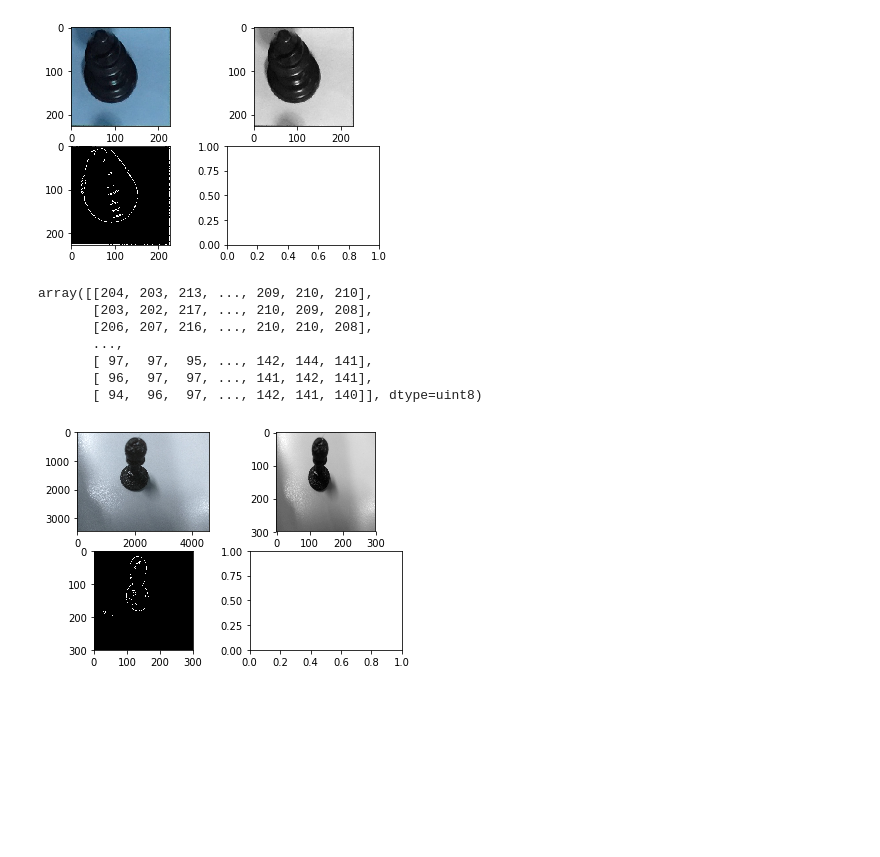
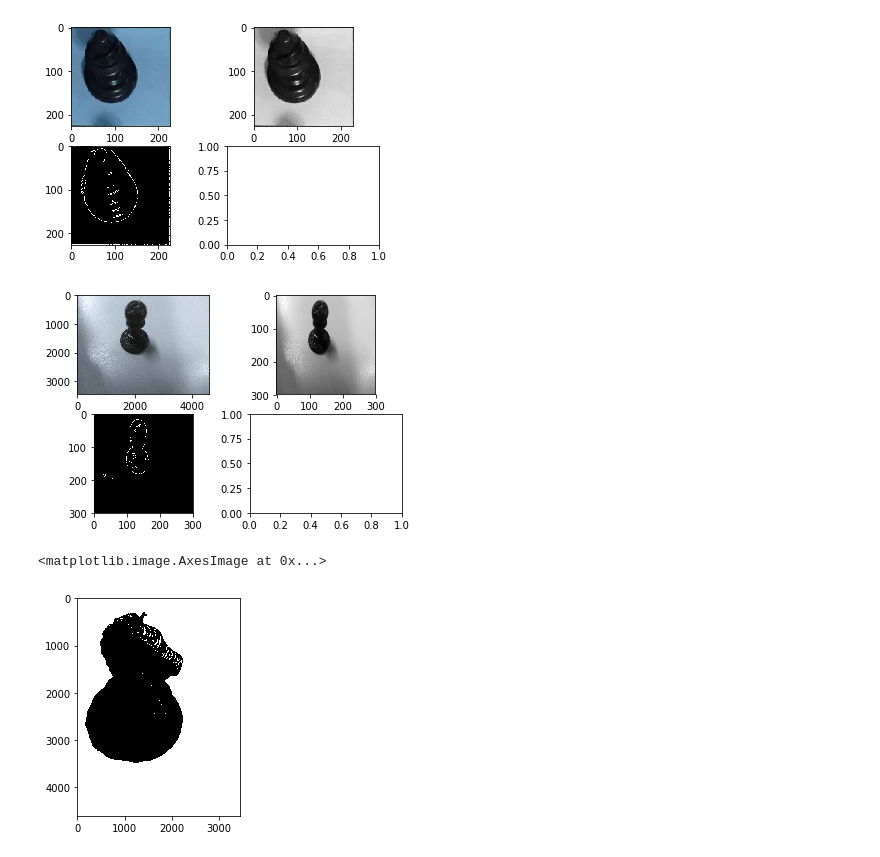
Before and after one commit to ace-racer/Extending-Board-Games-using-deep-learning, a Jupyter notebook: chess_piece_detection/Grayscale processing.ipynb, the cells around one changed output. Saved outputs shown, nothing was run; the diff lists cells and outputs as text; code cells hidden in the pictures; blank space fills up the shorter version.

Commit message:
Add grayscale processing

```diff
--- a/chess_piece_detection/Grayscale processing.ipynb
+++ b/chess_piece_detection/Grayscale processing.ipynb
@@ -82,13 +82,12 @@ bb = process_color_image("H:\\AR-ExtendingOnlineGames\\data\\chess_pieces_data\\
 # %% [output]
 [figure]
 # %%
-process_color_image("H:\\AR-ExtendingOnlineGames\\actual_images\\pawn\\IMG_20181215_160239.jpg")
+bp_edges = process_color_image("H:\\AR-ExtendingOnlineGames\\actual_images\\pawn\\IMG_20181215_160239.jpg")
 # %% [output]
-array([[204, 203, 213, ..., 209, 210, 210],
-       [203, 202, 217, ..., 210, 209, 208],
-       [206, 207, 216, ..., 210, 210, 208],
-       ...,
-       [ 97,  97,  95, ..., 142, 144, 141],
-       [ 96,  97,  97, ..., 141, 142, 141],
-       [ 94,  96,  97, ..., 142, 141, 140]], dtype=uint8)
 [figure]
+# %%
+ret,thresh = cv2.threshold(gray,127,255,cv2.THRESH_BINARY)
+plt.imshow(thresh, cmap='gray')
+# %% [output]
+<matplotlib.image.AxesImage at 0x...>
+[figure, added]
```
Also changed, not shown: parts of 16 cells of this notebook.
